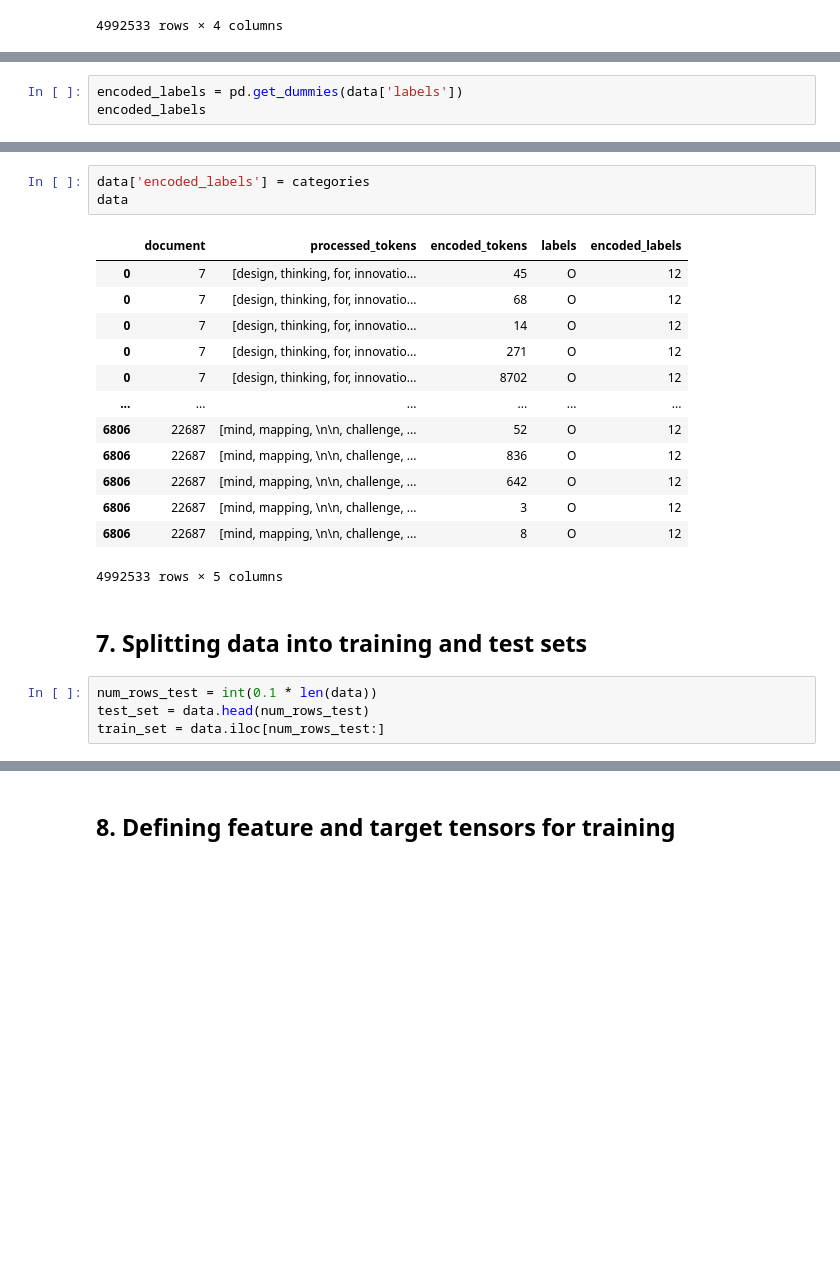
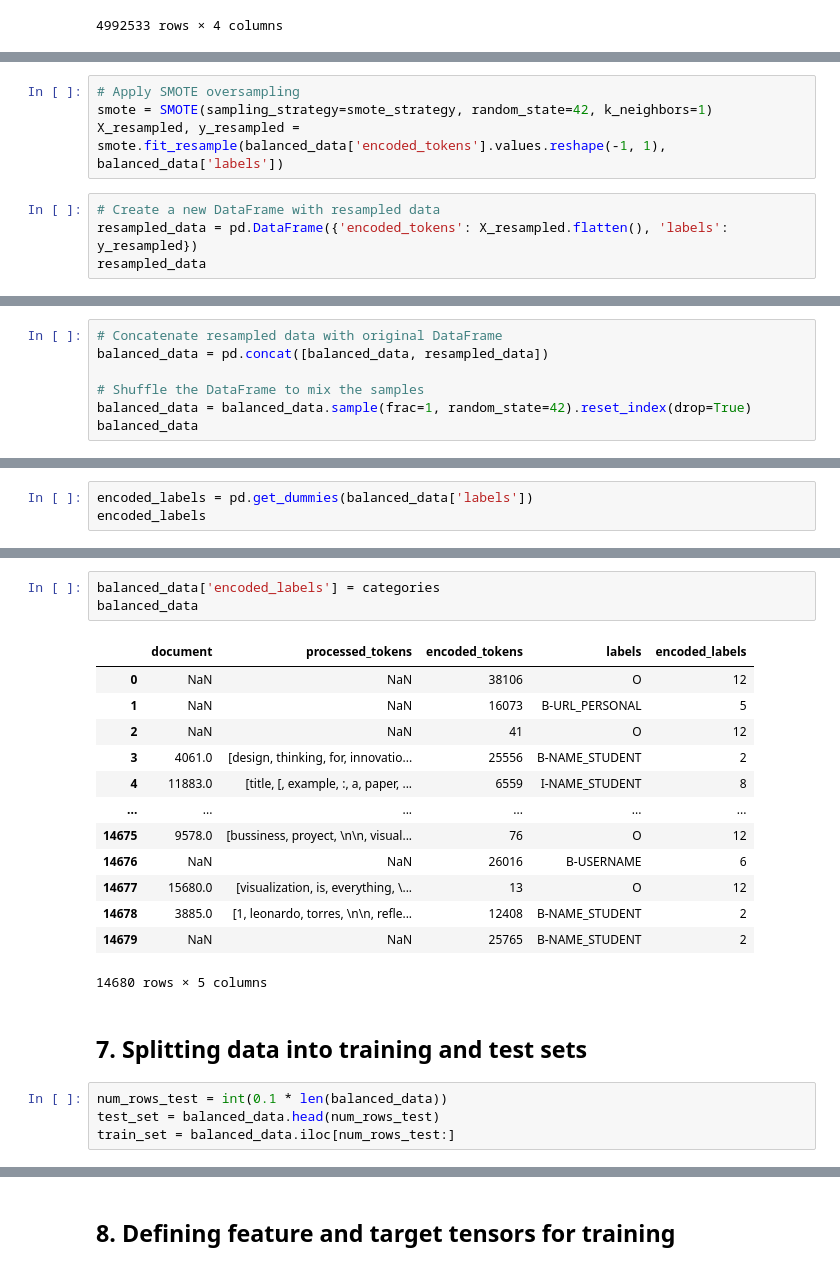
Before and after one commit to omar-basheer/PII-Identification-Model, a Jupyter notebook: PII_Milestone3.ipynb, the cells around one changed output, grey strips where cells are left out. Saved outputs shown, nothing was run; the diff lists cells and outputs as text; blank space fills up the shorter version.

```diff
--- a/PII_Milestone3.ipynb
+++ b/PII_Milestone3.ipynb
@@ -186,0 +309,8 @@ int64
+# %%
+# Apply SMOTE oversampling
+smote = SMOTE(sampling_strategy=smote_strategy, random_state=42, k_neighbors=1)
+X_resampled, y_resampled = smote.fit_resample(balanced_data['encoded_tokens'].values.reshape(-1, 1), balanced_data['labels'])
+# %%
+# Create a new DataFrame with resampled data
+resampled_data = pd.DataFrame({'encoded_tokens': X_resampled.flatten(), 'labels': y_resampled})
+resampled_data
@@ -186,0 +331,7 @@ int64
+# %%
+# Concatenate resampled data with original DataFrame
+balanced_data = pd.concat([balanced_data, resampled_data])
+
+# Shuffle the DataFrame to mix the samples
+balanced_data = balanced_data.sample(frac=1, random_state=42).reset_index(drop=True)
+balanced_data
@@ -189,5 +372,5 @@ int64
 # %%
-encoded_labels = pd.get_dummies(data['labels'])
+encoded_labels = pd.get_dummies(balanced_data['labels'])
 encoded_labels
 # %% [output]
 |  | B-EMAIL | B-ID_NUM | B-NAME_STUDENT | B-PHONE_NUM | B-STREET_ADDRESS | B-URL_PERSONAL | B-USERNAME | ... |
@@ -212,26 +395,26 @@ tensor([12, 12, 12,  ..., 12, 12, 12])
 # %%
-data['encoded_labels'] = categories
-data
+balanced_data['encoded_labels'] = categories
+balanced_data
 # %% [output]
 |  | document | processed_tokens | encoded_tokens | labels | encoded_labels |
-| 0 | 7 | [design, thinking, for, innovatio... | 45 | O | 12 |
-| 0 | 7 | [design, thinking, for, innovatio... | 68 | O | 12 |
-| 0 | 7 | [design, thinking, for, innovatio... | 14 | O | 12 |
-| 0 | 7 | [design, thinking, for, innovatio... | 271 | O | 12 |
-| 0 | 7 | [design, thinking, for, innovatio... | 8702 | O | 12 |
+| 0 | NaN | NaN | 38106 | O | 12 |
+| 1 | NaN | NaN | 16073 | B-URL_PERSONAL | 5 |
+| 2 | NaN | NaN | 41 | O | 12 |
+| 3 | 4061.0 | [design, thinking, for, innovatio... | 25556 | B-NAME_STUDENT | 2 |
+| 4 | 11883.0 | [title, [, example, :, a, paper, ... | 6559 | I-NAME_STUDENT | 8 |
 | ... | ... | ... | ... | ... | ... |
-| 6806 | 22687 | [mind, mapping, \n\n, challenge, ... | 52 | O | 12 |
-| 6806 | 22687 | [mind, mapping, \n\n, challenge, ... | 836 | O | 12 |
-| 6806 | 22687 | [mind, mapping, \n\n, challenge, ... | 642 | O | 12 |
-| 6806 | 22687 | [mind, mapping, \n\n, challenge, ... | 3 | O | 12 |
-| 6806 | 22687 | [mind, mapping, \n\n, challenge, ... | 8 | O | 12 |
+| 14675 | 9578.0 | [bussiness, proyect, \n\n, visual... | 76 | O | 12 |
+| 14676 | NaN | NaN | 26016 | B-USERNAME | 6 |
+| 14677 | 15680.0 | [visualization, is, everything, \... | 13 | O | 12 |
+| 14678 | 3885.0 | [1, leonardo, torres, \n\n, refle... | 12408 | B-NAME_STUDENT | 2 |
+| 14679 | NaN | NaN | 25765 | B-NAME_STUDENT | 2 |
-4992533 rows × 5 columns
+14680 rows × 5 columns
 # %% [markdown]
 ## 7. Splitting data into training and test sets
 # %%
-num_rows_test = int(0.1 * len(data))
-test_set = data.head(num_rows_test)
-train_set = data.iloc[num_rows_test:]
+num_rows_test = int(0.1 * len(balanced_data))
+test_set = balanced_data.head(num_rows_test)
+train_set = balanced_data.iloc[num_rows_test:]
 # %%
 train_set
 # %% [output]
```
Also changed, not shown: parts of 34 cells of this notebook.
